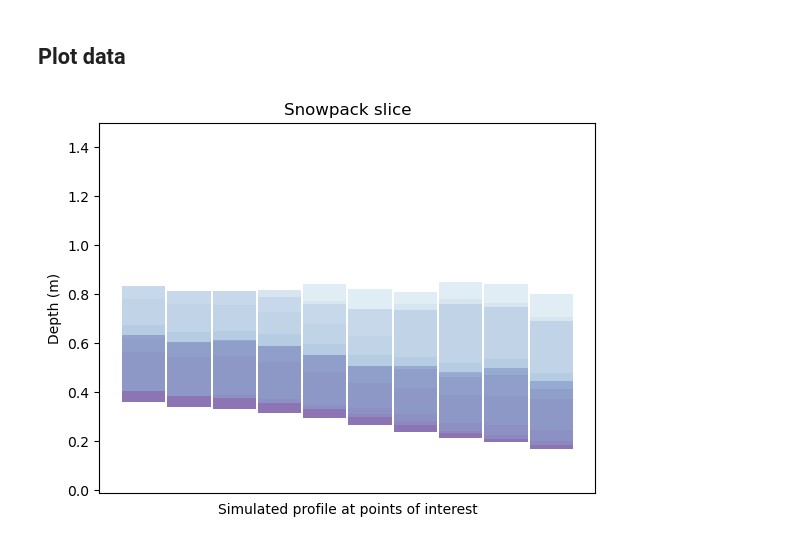
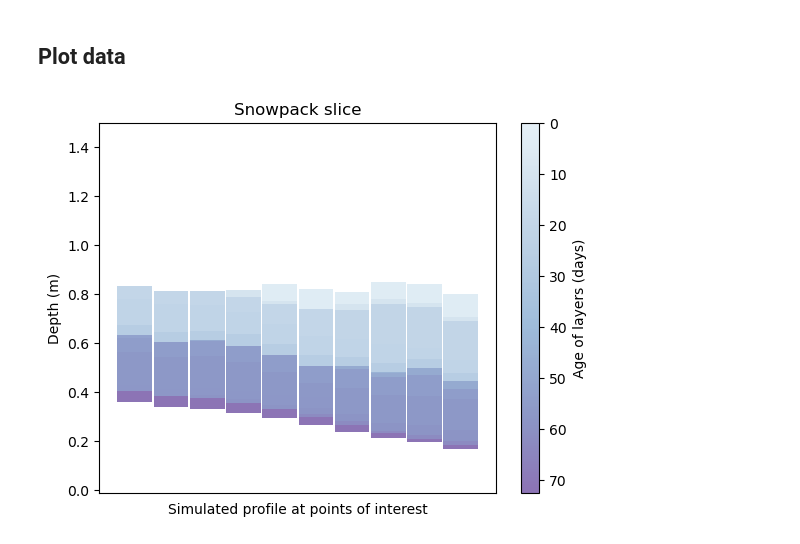
Before and after one commit to Mathilde-Bnt/MB_little_awk, a Jupyter notebook: finalized/23-Artificial_snowpit_figure.ipynb, the cells around one changed output. Drawn from its saved outputs; the diff is of its cells as text; code cells hidden in the pictures.

Commit message:
Restored finalized version of files

```diff
--- a/finalized/23-Artificial_snowpit_figure.ipynb
+++ b/finalized/23-Artificial_snowpit_figure.ipynb
@@ -20,3 +30,19 @@ import matplotlib
+# %%
+def truncate_colormap(cmap, minval=0.0, maxval=1.0, n=100):
+    '''
+    Function to create a new colormap as a truncated version of a previously existing colormap
+    Args:
+        cmap: previously existing colormap
+        minval: float from 0 to 1, start of the new colormap (as a fraction of the previous one)
+        maxval: float from 0 to 1, end of the new colormap (as a fraction of the previous one)
+        n: int used in the np.linspace, default 100
+    Returns:
+        new_cmap: the new truncated colormap
+    '''
+    new_cmap = colors.LinearSegmentedColormap.from_list(
+        'trunc({n},{a:.2f},{b:.2f})'.format(n=cmap.name, a=minval, b=maxval),
+        cmap(np.linspace(minval, maxval, n)))
+    return new_cmap
 # %% [markdown]
 ## Define parameters </a><a name='fill-in'>
 # %%
@@ -177,39 +203,44 @@ for i in range(len(depth_data)):
 #             [age of 2nd layer at each point], [...], ...]
 # %%
 # Plot the simulated snowpit
-# TODO comment this cell when done
 
-nb_age_slices = 25
+nb_age_slices = 125
 age_slice_size = round((max(max(age_data))+1) / nb_age_slices)
 # value that reflects the "closest" age value (around a certain range) genre diviser l'intervalle somehow automatically (max-min/nb_valeurs souhaitees)
-# TODO take this out and make it continuous
 
 # Get some pastel shades for the colors
-colors = list(reversed(plt.cm.BuPu(np.linspace(0.6, 0.1, nb_age_slices))))
+cmap = plt.get_cmap('BuPu')
+new_cmap = truncate_colormap(cmap, 0.1, 0.6)
+colors_list = new_cmap(np.linspace(0, 1, nb_age_slices))
 
 color_to_use = []
 
+# Visual parameters
 index = np.arange(len(depth_data[0])) + 0.3
-bar_width = 0.957    # TODO have something in meters
+bar_width = 0.957
 
 # Initialize the vertical-offset for the stacked bar chart.
 y_offset = offset_at_each_point
 
 # Plot bars
 for row in range(len(depth_data)):
     for i in range(len(depth_data[0])):
-        color_to_use.append(colors[min(int(age_data[row][i]//age_slice_size), len(colors)-1)])
+        color_to_use.append(colors_list[min(int(age_data[row][i]//age_slice_size), len(colors_list)-1)])
     plt.bar(index, depth_data[row], bar_width, bottom=y_offset, color=color_to_use)
     y_offset = y_offset + depth_data[row]
     color_to_use = []
 
-# Reverse colors and text labels to display the last value at the top.
+# Plot's axes and colorbar
 plt.ylabel("Depth (m)")
 plt.ylim([-0.01, 1.5])
 plt.xlabel("Simulated profile at points of interest")
 plt.xticks([])
 plt.title('Snowpack slice')
 
+max_age = (max(max(age_data))+1) / 3600 / 24
+cbar = plt.colorbar(matplotlib.cm.ScalarMappable(norm=matplotlib.colors.Normalize(vmin=0, vmax=max_age), cmap=new_cmap), orientation='vertical', label='Age of layers (days)')
+cbar.ax.invert_yaxis()
+
 plt.show()
 # %% [output]
-[figure, old version]
+[figure, new version]
```
Also changed, not shown: parts of 8 cells of this notebook, 1 other file.
